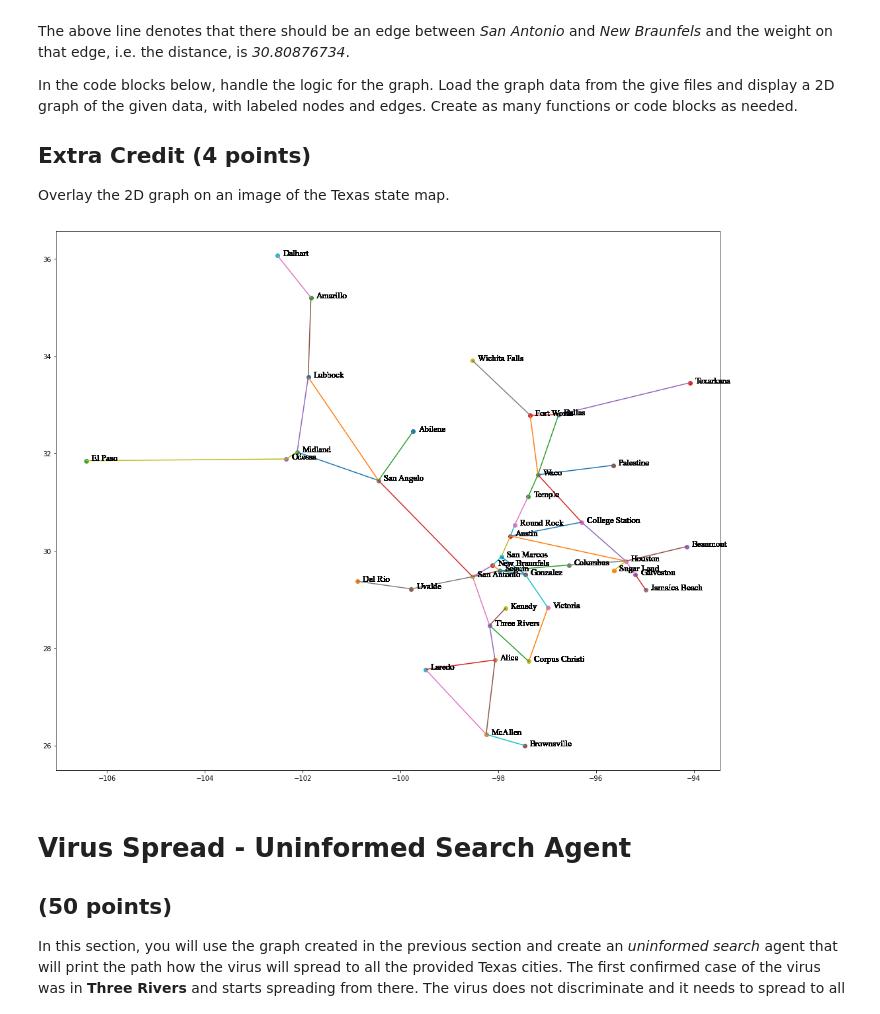
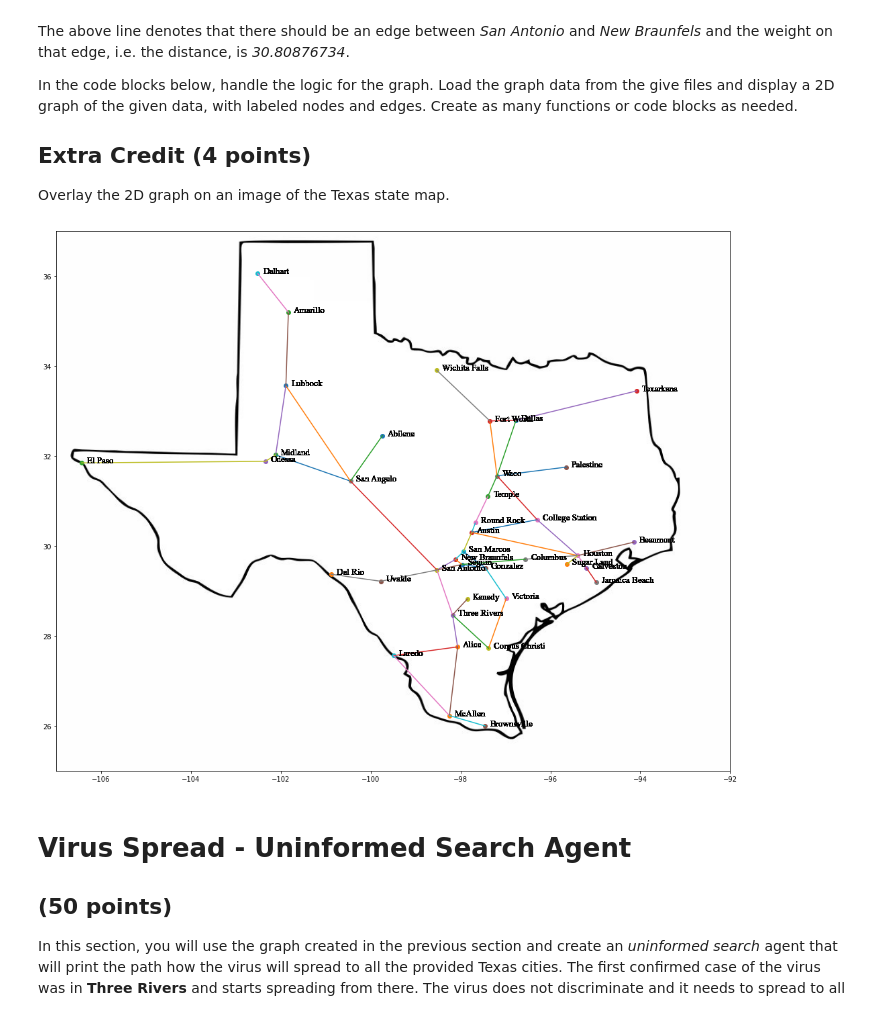
Before and after one commit to retrouvm/Code-Practice, a Jupyter notebook: Artificial_Intelligence/assignments/assignment1/CS3793_5233_assignment1_vvk160.ipynb, the cells around one changed output. Drawn from its saved outputs; the diff is of its cells as text; code cells hidden in the pictures.

Commit message:
texas

```diff
--- a/Artificial_Intelligence/assignments/assignment1/CS3793_5233_assignment1_vvk160.ipynb
+++ b/Artificial_Intelligence/assignments/assignment1/CS3793_5233_assignment1_vvk160.ipynb
@@ -57,6 +57,7 @@ import geopy.distance
 basePath = "/content/drive/MyDrive/Colab Notebooks/Artificial Intelligence/Data/"
 map = "texas-map.png"
 # %%
+map_im = r'C:\Users\rmani\.vscode\jupyterf\Artificial_Intelligence\assignments\assignment1\texas-map.jpg'
 city_column=["City", "Longitude", "Latitude"] #set column names
 cities = pd.read_csv(r'C:\Users\rmani\.vscode\jupyterf\Artificial_Intelligence\assignments\assignment1\data\cities.csv',delimiter=',', index_col=None,names=city_column)
 cities = cities.reset_index()
@@ -65,37 +66,40 @@ distance_column=["Start", "End", "Distance"] #set column names
 distance = pd.read_csv(r'C:\Users\rmani\.vscode\jupyterf\Artificial_Intelligence\assignments\assignment1\data\distances.csv',delimiter=',', index_col=None,names=distance_column)
 distance = distance.reset_index()
 
-
 # Display a 2D graph of the given data.
-plt.rcParams['figure.figsize'] = [18, 15]
+#plt.rcParams['figure.figsize'] = [18, 15]
 for index, row in cities.iterrows():
     plt.scatter(row['Latitude'],row['Longitude'])
     for i in range(40):
         plt.annotate(row['City'],
                     xy=(row['Latitude'],row['Longitude']),
                     xytext=(8, 0),
                     textcoords='offset points',
                     fontsize=13,
                     fontweight='ultralight',
                     fontname='Times New Roman')
 lat1=[]
 lat2=[]
 lon1=[]
 lon2=[]
 for index, row in distance.iterrows():
     start=row['Start']
     end=row['End']
     for index, row in cities.iterrows():
         if start == row['City']:
             lat1.append(row['Latitude'])
             lon1.append(row['Longitude'])
         if end == row['City']:
             lat2.append(row['Latitude'])
             lon2.append(row['Longitude'])
 plt.plot((lat1,lat2),(lon1,lon2))
+plt.xlim([-107,-92])
+plt.ylim([25,37])
+image=plt.imread(map_im)
+plt.imshow(image,extent=[-108.3,-91.5,24,38.5])
 plt.show()
 # %% [output]
-[figure, old version]
+[figure, new version]
 # %% [markdown]
 # Virus Spread - Uninformed Search Agent
 
```
Also changed, not shown: parts of 7 cells of this notebook, 1 other file.
